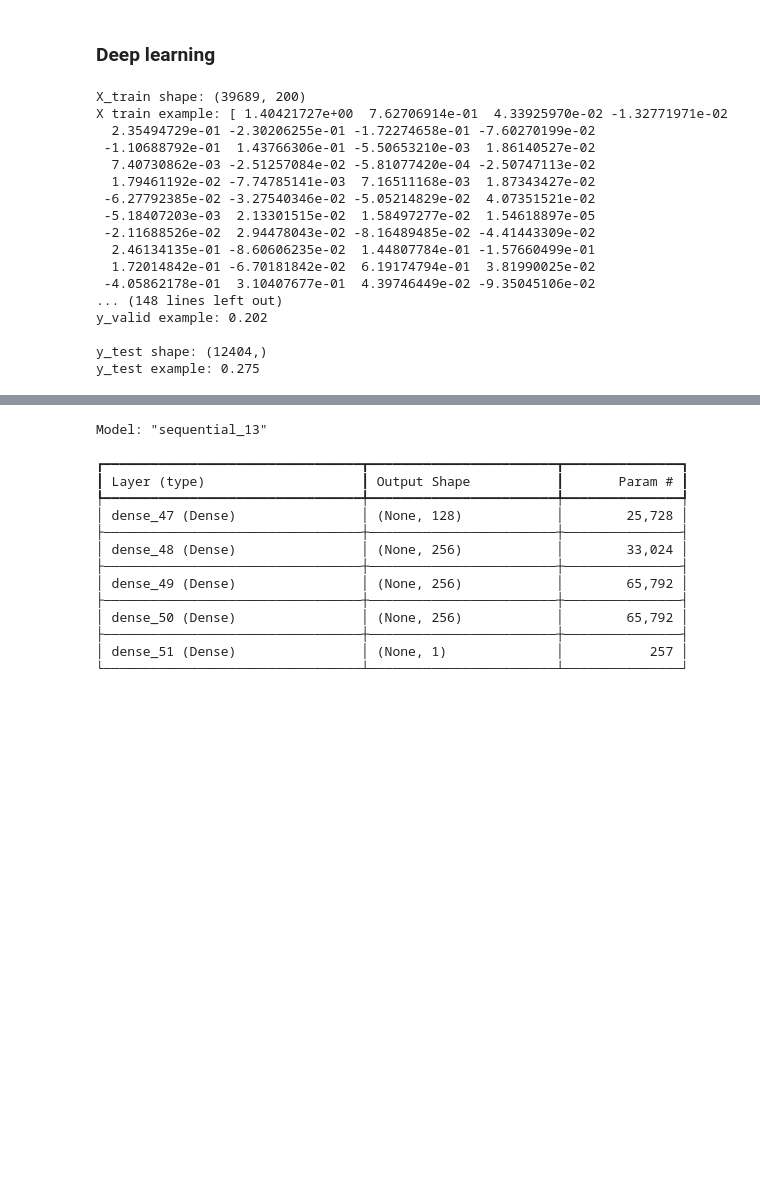
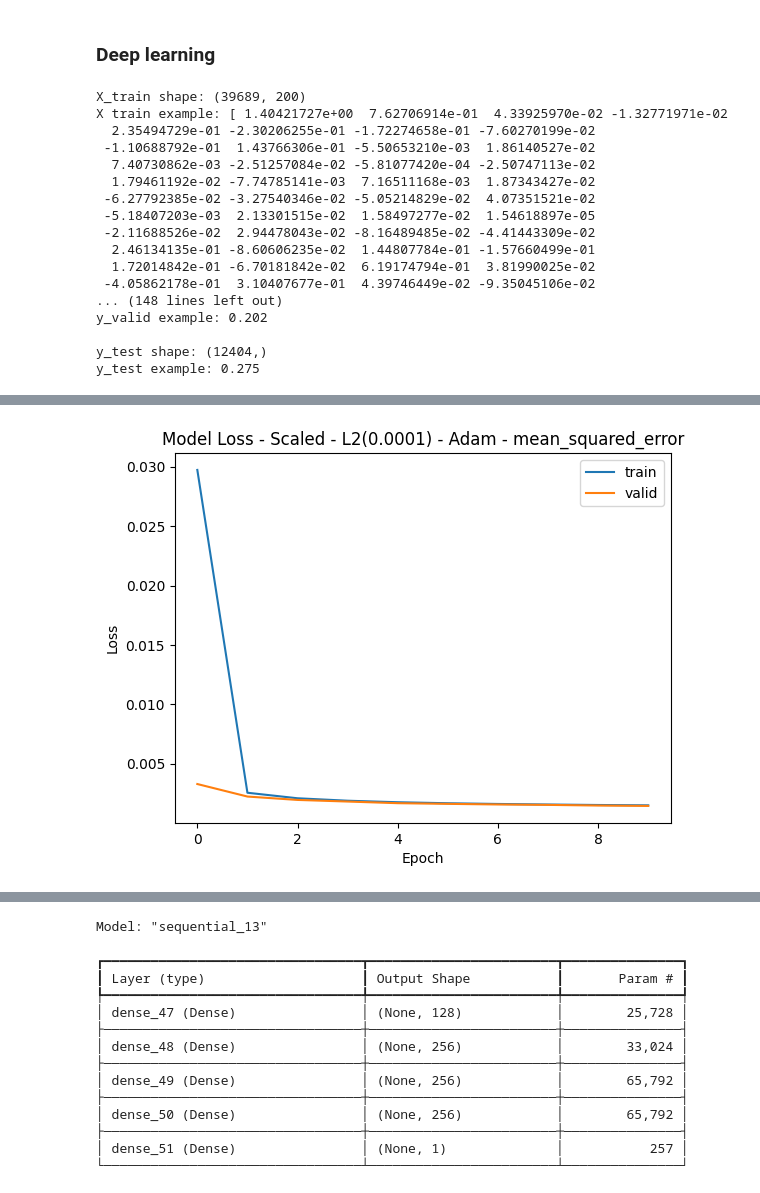
Before and after one commit to Frollamma/progetto-piccialli, a Jupyter notebook: main.ipynb, the cells around one changed output, grey strips where cells are left out. Cells and saved outputs as stored; diff of their text form; code cells hidden in the pictures; blank space fills up the shorter version.

Commit message:
Experiment with hyperparameters in main.ipynb

```diff
--- a/main.ipynb
+++ b/main.ipynb
@@ -1554,2 +1493,0 @@ Model: "sequential_8"
-# %%
-history = model.fit(X_train, y_train, validation_data=(X_valid, y_valid), epochs=100, batch_size=512, verbose=1)
@@ -1594,2 +1493,0 @@ Epoch 100/100
-# %%
-create_training_history_plot(history)
@@ -1647,0 +1516,83 @@ Mean relative error: 0.3868104369888264
+# %%
+import tensorflow as tf
+from tensorflow.keras import optimizers, losses
+import itertools
+import pandas as pd
+from sklearn.metrics import mean_absolute_error, mean_squared_error
+import numpy as np
+# from utils import format_regularizer, create_training_history_plot, get_full_regression_report
+from time import time
+
+# Define hyperparameters to test
+regularizations = [regularizers.l2(0.0001), regularizers.l2(0.001)]
+optimizer_classes = [optimizers.Adam, optimizers.SGD, optimizers.RMSprop]
+# loss_functions = [losses.MeanSquaredError(), losses.MeanAbsoluteError(), losses.Huber()]
+loss_functions = [losses.MeanSquaredError(), losses.MeanAbsoluteError()]
+
+# Function to create and compile the model
+def create_model(input_shape, reg, opt_class, loss):
+    model = tf.keras.models.Sequential(
+        [
+            tf.keras.layers.Dense(5, activation='relu', input_shape=input_shape, kernel_regularizer=reg),
+            tf.keras.layers.Dense(5, activation='relu', kernel_regularizer=reg),
+            tf.keras.layers.Dense(1, activation='linear')
+        ]
+    )
+    optimizer = opt_class()
+    model.compile(loss=loss, optimizer=optimizer, metrics=['mae', 'mse'])
+    return model
+
+# Prepare a list to store results
+results = []
+
+# Generate all combinations of hyperparameters
+for reg, opt_class, loss, scaled in itertools.product(regularizations, optimizer_classes, loss_functions, [True, False]):
+    reg_str = format_regularizer(reg)  # Pretty print regularizer
+    print(f"Training model with {reg_str} regularization, {opt_class.__name__} optimizer, {loss.name} loss function, scaled={scaled}")
+
+    # Create and train the model
+    if scaled:
+        X_train_data, y_train_data, X_test_data, y_test_data = X_train_scaled, y_train_scaled, X_test_scaled, y_test_scaled
+    else:
+        X_train_data, y_train_data, X_test_data, y_test_data = X_train, y_train, X_test, y_test
+
+    model = create_model((X_train_data.shape[-1],), reg, opt_class, loss)
+
+    start_time = time()
+    model.fit(X_train_data, y_train_data, epochs=10, validation_split=0.2, verbose=0)
+    end_time = time()
+    training_time = end_time - start_time
+
+    print(f"Training time: {training_time:.2f} seconds")
+
+    create_training_history_plot(history, model_name=f"{'Scaled' if scaled else 'Not Scaled'} - {reg_str} - {opt_class.__name__} - {loss.name}")
+
+    # Evaluate the model
+    loss_value, mae, mse = model.evaluate(X_test_data, y_test_data, verbose=0)
+    y_pred = model.predict(X_test_data)
+
+    # Print and capture the full regression report
+    mae_report, mse_report, mean_relative_error = get_full_regression_report(y_test_data, y_pred)
+
+    results.append({
+        'scaled': scaled,
+        'regularization': reg_str,
+        'optimizer': opt_class.__name__,
+        'loss_function': loss.name,
+        'val_mae': mae_report,
+        'val_mse': mse_report,
+        'mae': mae,
+        'mse': mse,
+        'mean_relative_error': mean_relative_error,
+        'training_time': training_time
+    })
+
+# Convert results to a DataFrame
+results_df = pd.DataFrame(results)
+
+# Order the results by mean_relative_error, ascending
+results_df_sorted = results_df.sort_values(by=['mean_relative_error'], ascending=True)
+
+# Display sorted results
+print(results_df_sorted)
+# %% [output]
@@ -1647,0 +1601 @@ Mean relative error: 0.3868104369888264
+[figure, added]
```
Also changed, not shown: parts of 10 cells of this notebook, 2 other files.
